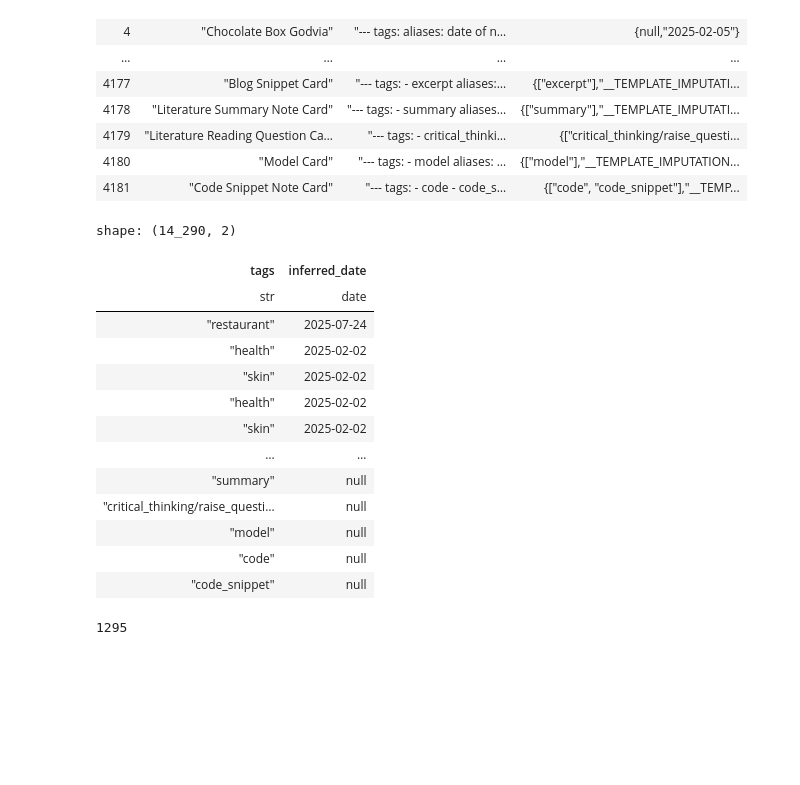
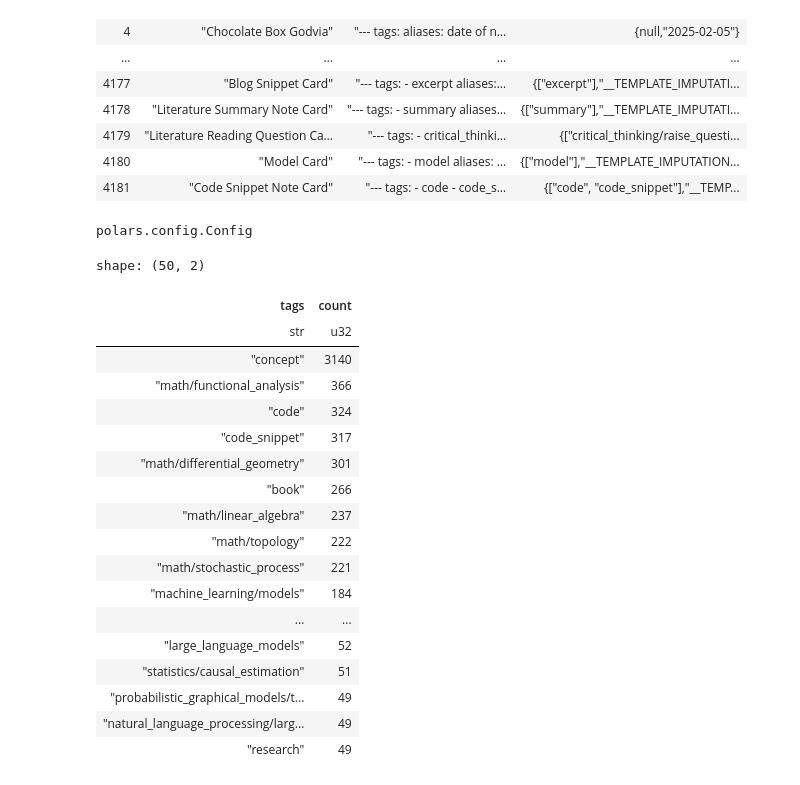
Before and after one commit to ig-kh/ObsidianLTK, a Jupyter notebook: examples/big_vault_statistics_and_features.ipynb, the cells around one changed output. Drawn from its saved outputs; the diff is of its cells as text; code cells hidden in the pictures; blank space fills up the shorter version.

```diff
--- a/examples/big_vault_statistics_and_features.ipynb
+++ b/examples/big_vault_statistics_and_features.ipynb
@@ -83,27 +79,41 @@ shape: (4_182, 4)
 | 4180 | "Model Card" | "--- tags: - model aliases: … | {["model"],"__TEMPLATE_IMPUTATION... |
 | 4181 | "Code Snippet Note Card" | "--- tags: - code - code_s… | {["code", "code_snippet"],"__TEMP... |
 # %%
-instances = samples.select("stat").unnest("stat").explode("tags").with_columns(pl.col("date").str.to_date(strict=False).alias("inferred_date")).drop("date")
+instances = (
+    samples.select("stat")
+    .unnest("stat")
+    .explode("tags")
+    .with_columns(pl.col("date").str.to_date(strict=False).alias("inferred_date"))
+    .drop("date")
+)
+# %%
+pl.Config.set_tbl_rows(50)
+pl.Config.set_fmt_str_lengths(128)
+# %% [output]
+polars.config.Config
 # %%
-instances
+instances.select(pl.col("tags").value_counts()).unnest("tags").sort(
+    by="count", descending=True
+).limit(50)
 # %% [output]
-shape: (14_290, 2)
+shape: (50, 2)
-| tags | inferred_date |
-| str | date |
-| "restaurant" | 2025-07-24 |
-| "health" | 2025-02-02 |
-| "skin" | 2025-02-02 |
-| "health" | 2025-02-02 |
-| "skin" | 2025-02-02 |
-| … | … |
-| "summary" | null |
-| "critical_thinking/raise_questi… | null |
-| "model" | null |
-| "code" | null |
-| "code_snippet" | null |
+| tags | count |
+| str | u32 |
+| "concept" | 3140 |
+| "math/functional_analysis" | 366 |
+| "code" | 324 |
+| "code_snippet" | 317 |
+| "math/differential_geometry" | 301 |
+| "book" | 266 |
+| "math/linear_algebra" | 237 |
+| "math/topology" | 222 |
+| "math/stochastic_process" | 221 |
+| "machine_learning/models" | 184 |
+| ... | ... |
+| "large_language_models" | 52 |
+| "statistics/causal_estimation" | 51 |
+| "probabilistic_graphical_models/t... | 49 |
+| "natural_language_processing/larg... | 49 |
+| "research" | 49 |
-# %%
-len(instances["tags"].unique())
-# %% [output]
-1295
 # %%
 from oltk.iziviz import progress_web
```
Also changed, not shown: parts of 6 cells of this notebook, 4 other files.
